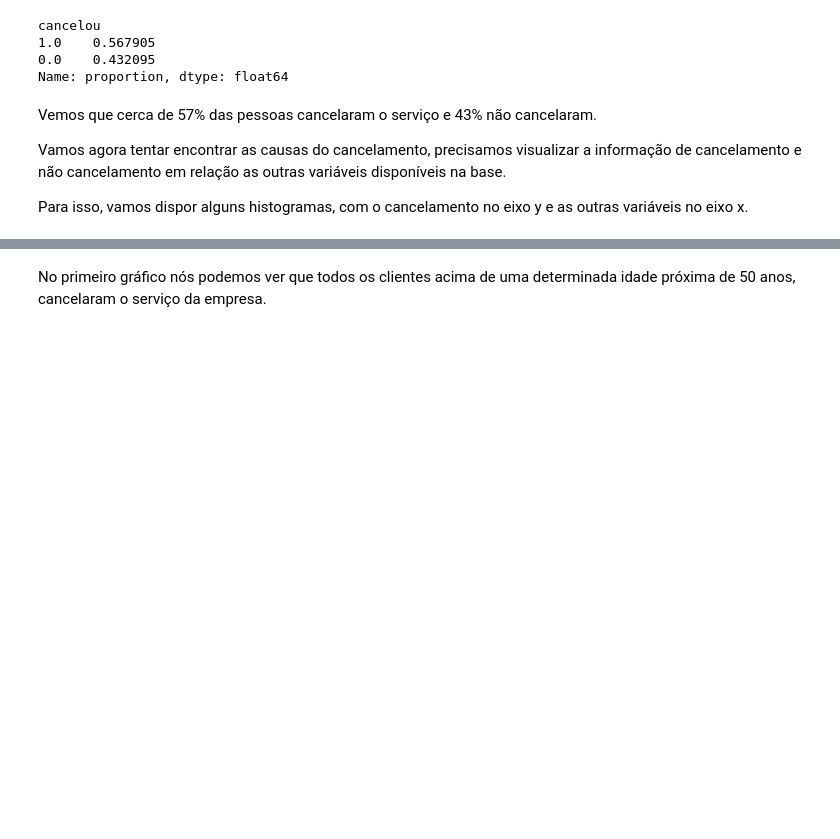
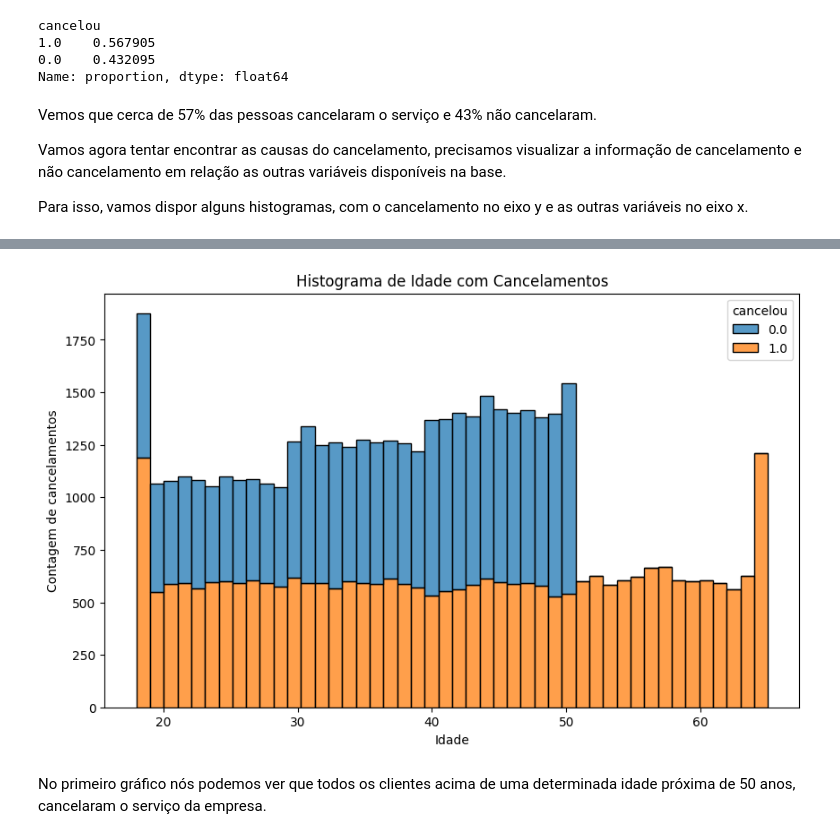
Before and after one commit to arthuraraujo0/Maratona_Python, a Jupyter notebook: Projeto_2/Cancelamento_de_clientes.ipynb, the cells around one changed output, grey strips where cells are left out. Saved outputs shown, nothing was run; the diff lists cells and outputs as text; code cells hidden in the pictures; blank space fills up the shorter version.

```diff
--- a/Projeto_2/Cancelamento_de_clientes.ipynb
+++ b/Projeto_2/Cancelamento_de_clientes.ipynb
@@ -132,12 +132,18 @@ Para isso, vamos dispor alguns histogramas, com o cancelamento no eixo y e as ou
 # Passo 5: Análise das causas dos cancelamentos (como as colunas da base impactam no cancelamento)
 # gráficos/dashboards
 
-import plotly.express as px
+import seaborn as sns
+import matplotlib.pyplot as plt
 
 # criar o grafico
 
 
-grafico = px.histogram(tabela, x='idade', color="cancelou")
-# exibir o grafico
-grafico.show()
+plt.figure(figsize=(10, 6))
+sns.histplot(data=tabela, x='idade', hue='cancelou', multiple='stack')
+
+plt.title('Histograma de Idade com Cancelamentos')
+plt.xlabel('Idade')
+plt.ylabel('Contagem de cancelamentos')
+
+plt.show()
 # %% [output]
@@ -145,2 +150,3 @@ grafico.show()
+[figure, added]
 # %% [markdown]
  No primeiro gráfico nós podemos ver que todos os clientes acima de uma determinada idade próxima de 50 anos, cancelaram o serviço da empresa.
```
Also changed, not shown: parts of 15 cells of this notebook.
